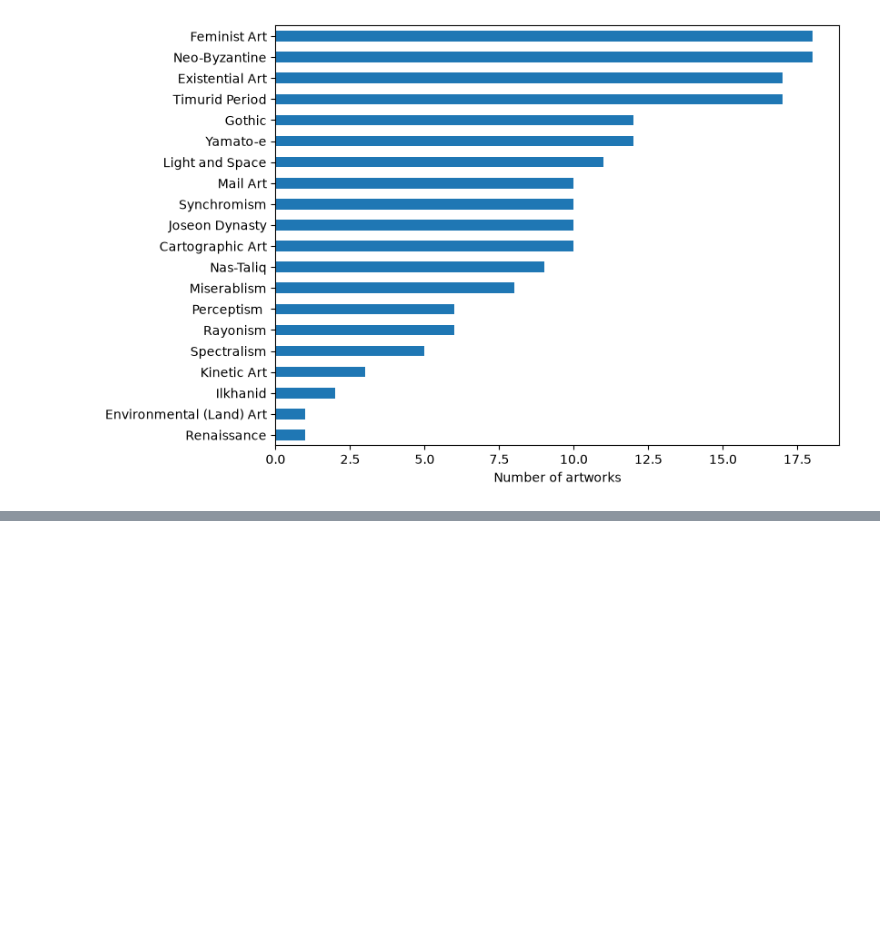
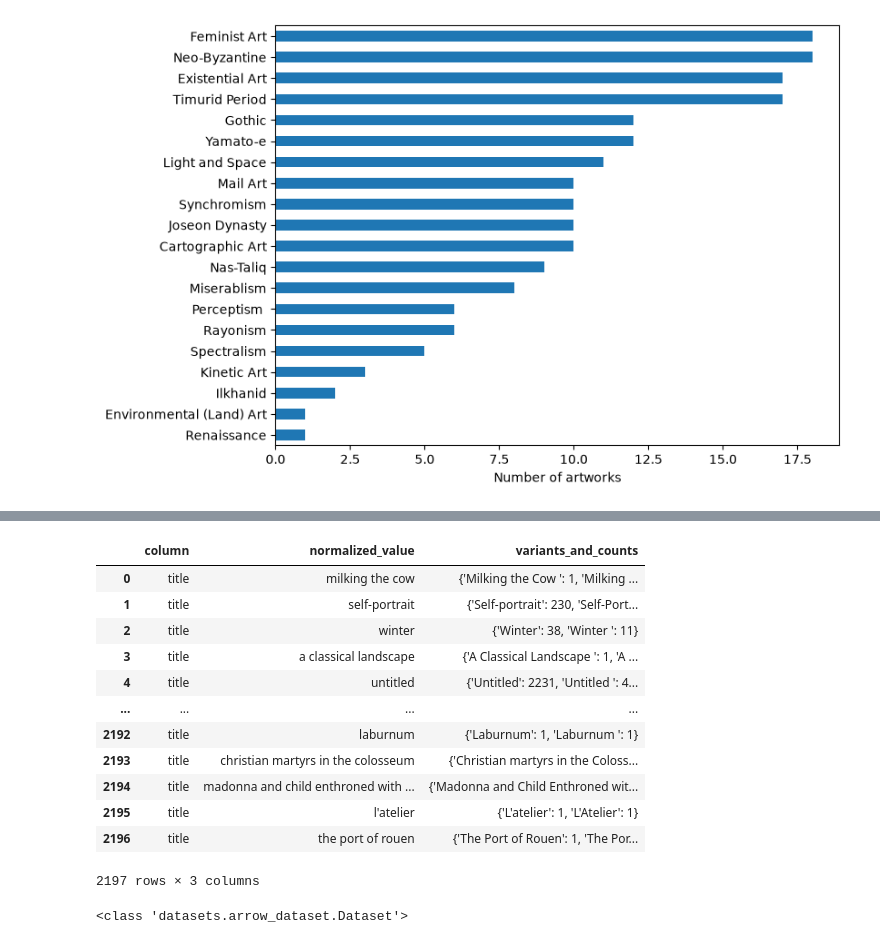
Before and after one commit to MateuszGalinski/image-inpainting-and-super-resolution, a Jupyter notebook: notebooks/matg/eda_wiki_art.ipynb, the cells around one changed output, grey strips where cells are left out. Saved outputs shown, nothing was run; the diff lists cells and outputs as text; code cells hidden in the pictures; blank space fills up the shorter version.

```diff
--- a/notebooks/matg/eda_wiki_art.ipynb
+++ b/notebooks/matg/eda_wiki_art.ipynb
@@ -76,0 +332,29 @@ Styles with fewer than 50 examples: 45
+# %%
+display(candidates[candidates['column'] == 'title'])
+# %% [output]
+|  | column | normalized_value | variants_and_counts |
+| 0 | title | milking the cow | {'Milking the Cow ': 1, 'Milking ... |
+| 1 | title | self-portrait | {'Self-portrait': 230, 'Self-Port... |
+| 2 | title | winter | {'Winter': 38, 'Winter ': 11} |
+| 3 | title | a classical landscape | {'A Classical Landscape ': 1, 'A ... |
+| 4 | title | untitled | {'Untitled': 2231, 'Untitled ': 4... |
+| ... | ... | ... | ... |
+| 2192 | title | laburnum | {'Laburnum': 1, 'Laburnum ': 1} |
+| 2193 | title | christian martyrs in the colosseum | {'Christian martyrs in the Coloss... |
+| 2194 | title | madonna and child enthroned with ... | {'Madonna and Child Enthroned wit... |
+| 2195 | title | l'atelier | {'L'atelier': 1, 'L'Atelier': 1} |
+| 2196 | title | the port of rouen | {'The Port of Rouen': 1, 'The Por... |
+2197 rows × 3 columns
+# %%
+def normalize_row(row):
+    return {
+        f"{col}_normalized": (
+            normalize_value(row[col], col) if row[col] is not None else None
+        )
+        for col in cols
+    }
+
+ds_dedup_normalized = ds_dedup.map(normalize_row)
+print(type(ds_dedup_normalized))
+# %% [output]
+<class 'datasets.arrow_dataset.Dataset'>
```
Also changed, not shown: parts of 21 cells of this notebook.
